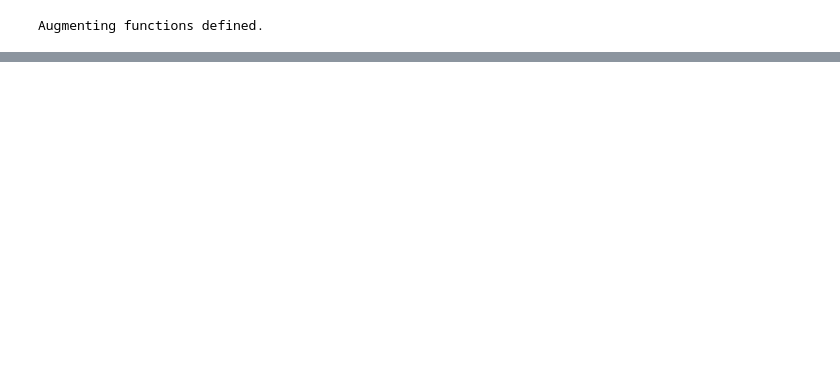
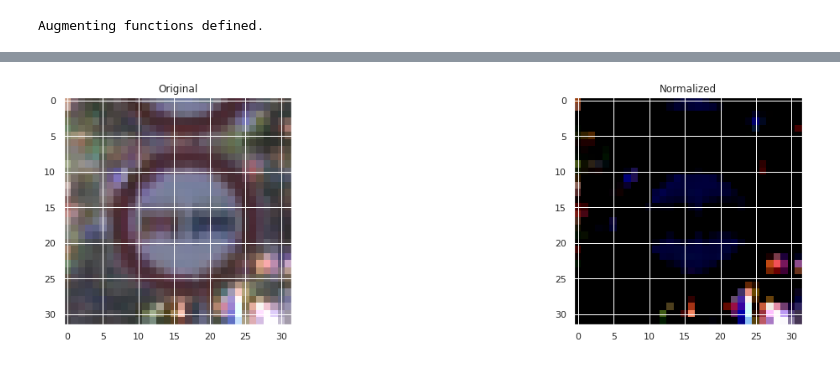
Before and after one commit to oussama95boussaid/Traffic-Sign-Recognition-Classifier-Project, a Jupyter notebook: Traffic_Sign_Classifier.ipynb, the cells around one changed output, grey strips where cells are left out. Cells and saved outputs as stored; diff of their text form; code cells hidden in the pictures; blank space fills up the shorter version.

```diff
--- a/Traffic_Sign_Classifier.ipynb
+++ b/Traffic_Sign_Classifier.ipynb
@@ -145,17 +157,15 @@ plt.tight_layout()
 # %%
 """  Pre-process the Data Set   """
 import cv2
-
-#generate some random image
+#generate random value of image
 def someRandomImageId(nb = n_train):
     return int(np.random.rand()*nb)
 
-
-#normalize the data using (pixel - 128)/ 128
+#normalize the data
 def normalize_features_pos(img_):
     return (img_.astype(np.float32) - 128.) / 128.
 
-
+# rectify Coords
 def rectifyCoords(nb, sizes, coords):
     rectified = []
     for j in range(0, nb):
@@ -165,38 +175,43 @@ def rectifyCoords(nb, sizes, coords):
                           int(coords[j][2]*x_ratio), int(coords[j][3]*y_ratio)))
     return rectified
 
-
-#resize image
+#resize image size
 def resizeSize(img, x=32, y=32):
     return cv2.resize(img,(x, y), interpolation = cv2.INTER_CUBIC).astype(np.uint8)
 
+#crop roi in image
 def crop(img, ROI):
     return img[(ROI[1]):(ROI[3]),(ROI[0]):(ROI[2])]
 
-#Add a region of interset
-def addROI(img, ROI, color=(0, 255, 0)):
+#add a new roi
+def addROI(img, ROI, color=(0,255, 0)):
     copy = X_train[i].copy()
     return cv2.rectangle(copy,(ROI[0],ROI[1]),(ROI[2],ROI[3]),color)
 
-#rotate randomly the images by a small angle [-15°, 15°]
-def rotateImage(image, ROI, angle=None):
+
+def rotateImage(image, ROI, angle=None,  verbose=False):
     if angle == None:
         angle = np.random.rand()*30-15
     image_center = ((ROI[2]-ROI[0])/2+ROI[0], (ROI[3]-ROI[1])/2+ROI[1])
     rot_mat = cv2.getRotationMatrix2D(image_center,angle,1.0)
     result = cv2.warpAffine(image, rot_mat, dsize=image.shape[0:2],flags=cv2.INTER_LINEAR)
+    if verbose:
+        print("Rotation : {}°".format(angle))
     return result
 
 rectified_train_coords = rectifyCoords(n_train, train_sizes, train_coords)
 rectified_valid_coords = rectifyCoords(n_validation, valid_sizes, valid_coords)
 rectified_test_coords  = rectifyCoords(n_test,  test_sizes,  test_coords)
 
-def plotAugmentation(*argv, figsize=(20, 5)):
+#print Augmenting image
+def plotAugmentation(*argv, figsize=(20, 5), save=None):
     fig = plt.figure(figsize=figsize)
     for i in range(0, len(argv[0])):
         ax=fig.add_subplot(1,len(argv[0]),i+1)
         ax.imshow(argv[0][i][1])
         ax.set_title(argv[0][i][0])
+    if save != None:
+        plt.savefig(save)
     plt.show()
 
 print("Augmenting functions defined.")
@@ -213,0 +229,6 @@ plotAugmentation(arguments)
+# %%
+#i = someRandomImageId()
+i=11886
+arguments = (('Original', X_train[i]), ('Normalized', normalize_features_pos(X_train[i])))
+plotAugmentation(arguments)
+# %% [output]
@@ -213,0 +236 @@ plotAugmentation(arguments)
+[figure, added]
```
Also changed, not shown: parts of 9 cells of this notebook.
